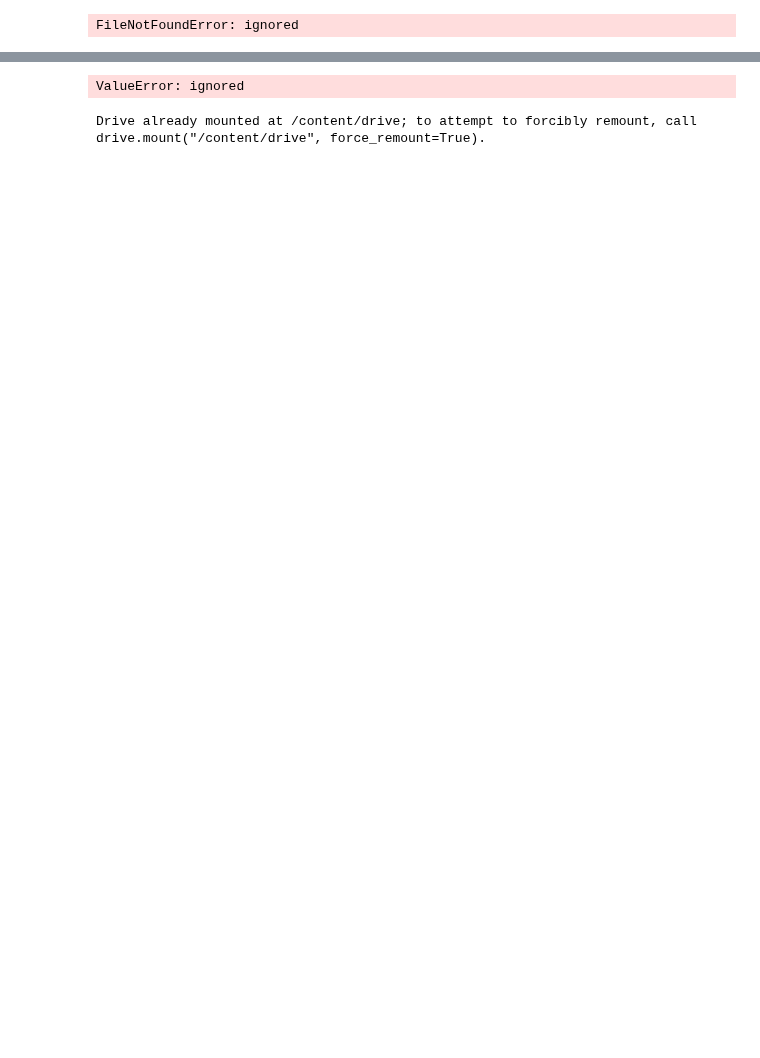
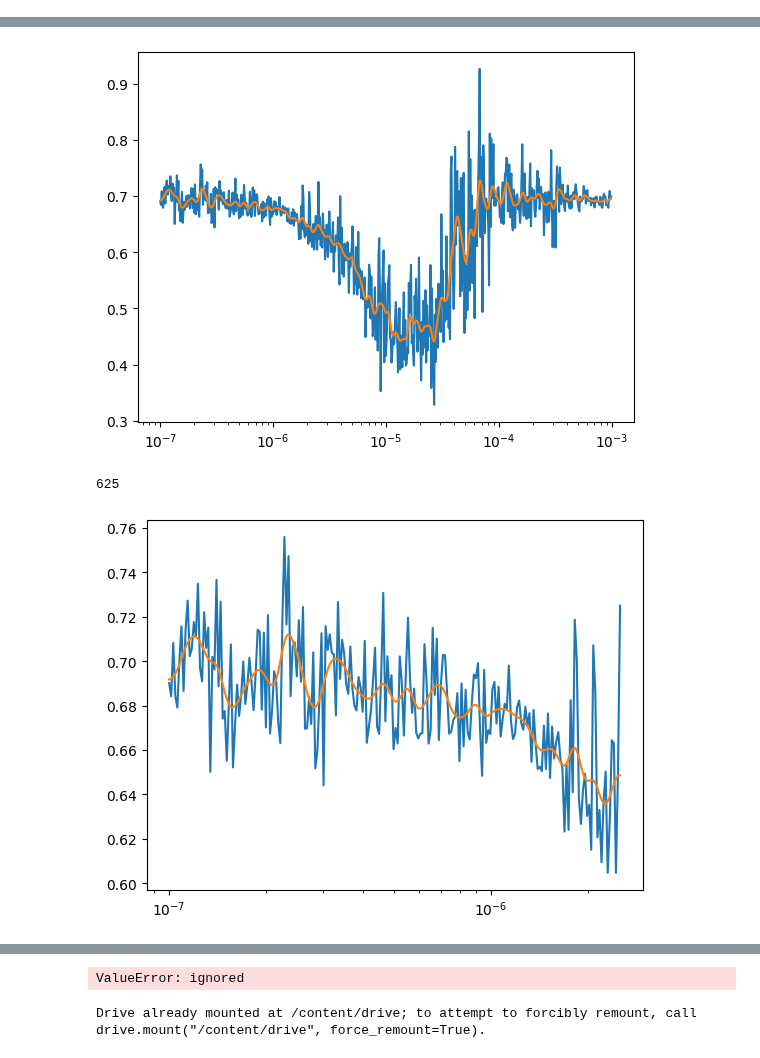
Before and after one commit to eisbetterthanpi/vision, a Jupyter notebook: bin_clss.ipynb, the cells around one changed output, grey strips where cells are left out. Drawn from its saved outputs; the diff is of its cells as text; code cells hidden in the pictures; blank space fills up the shorter version.

```diff
--- a/bin_clss.ipynb
+++ b/bin_clss.ipynb
@@ -238,15 +329,3 @@ def imshow(img):
-# %%
-
-dir='/content/gsv'
-
-combi = torch.combinations(torch.arange(0,6), with_replacement=True)
-i, j = 1,2
-
-datai = datasets.ImageFolder(dir+'/'+str(i).zfill(2), transform=None)
-dataj = datasets.ImageFolder(dir+'/'+str(j).zfill(2), transform=None)
-train_bin_set = torch.utils.data.ConcatDataset([datai, dataj])
-# %% [output]
-FileNotFoundError: ignored
 # %%
 # @title resnet
 import torch
@@ -374,23 +447,26 @@ torch.save(model.state_dict(), pth) # save temporary model for lr finding
 
 # one training run of the network for a few epochs
 
-epochs=5
+pth='/content/lr.pth'
+torch.save(model.state_dict(), pth) # save temporary model for lr finding
+
+epochs=1#5
 min_lr= 1e-7
 max_lr= 1e-3 # 1e-2
 # 152: 1e-7 - 1e-4      result 3e-7 - 3e-6
 
-# loss_fn = nn.CrossEntropyLoss()
-loss_fn = nn.BCEWithLogitsLoss() # loss with sigmoid, so model no need sigmoid
+loss_fn = nn.CrossEntropyLoss()
+# loss_fn = nn.BCEWithLogitsLoss() # loss with sigmoid, so model no need sigmoid
 
 model.load_state_dict(torch.load("lr.pth"))
 # optimizer = torch.optim.AdamW(model.parameters(), lr=start_lr, betas=(0.9, 0.999), eps=1e-08, weight_decay=0.01)
 # optimizer = torch.optim.SGD(model.parameters(), lr=start_lr, momentum=0.9)
 import bitsandbytes as bnb
-# optimizer = bnb.optim.AdamW(model.parameters(), lr=min_lr, betas=(0.9, 0.999), optim_bits=8)
-optimizer = bnb.optim.AdamW(list(model.parameters())+ list(bincls.parameters()), lr=min_lr, betas=(0.9, 0.999), optim_bits=8)
+optimizer = bnb.optim.AdamW(model.parameters(), lr=min_lr, betas=(0.9, 0.999), optim_bits=8)
 
 # num_batches=int(np.ceil(len(test_loader)/batch_size))
-num_batches=len(test_loader)
+num_batches=len(train_loader)
+# num_batches=len(test_loader)
 
 # total_steps=int(np.ceil(num_batches/4)*epochs)
 total_steps=int(num_batches*epochs)
@@ -405,7 +481,8 @@ lr_list=np.ones(total_steps)*min_lr*gamma**np.arange(total_steps)
 
 
 for i in range(epochs):
-    train_ls = strain(test_loader, model, loss_fn, optimizer, scheduler)
+    # train_ls = strain(test_loader, model, loss_fn, optimizer, scheduler)
+    train_ls = strain(train_loader, model, loss_fn, optimizer, scheduler)
     train_lst.extend(train_ls)
 
 
@@ -424,3 +501,11 @@ plt.xscale('log')
 # plt.plot(np.linspace(0,len(train_lst),len(test_lst)), test_lst)
 plt.show()
 plt.close()
+
+print(len(lr_list))
+start, end = 20, 220
+plt.plot(lr_list[:end], train_lst[:end])
+plt.plot(lr_list[:end], train_lstsm[:end])
+plt.xscale('log')
+plt.show()
+# %% [output]
@@ -426,0 +523,3 @@ plt.close()
+[figure, added]
+625
+[figure, added]
```
Also changed, not shown: parts of 14 cells of this notebook.
